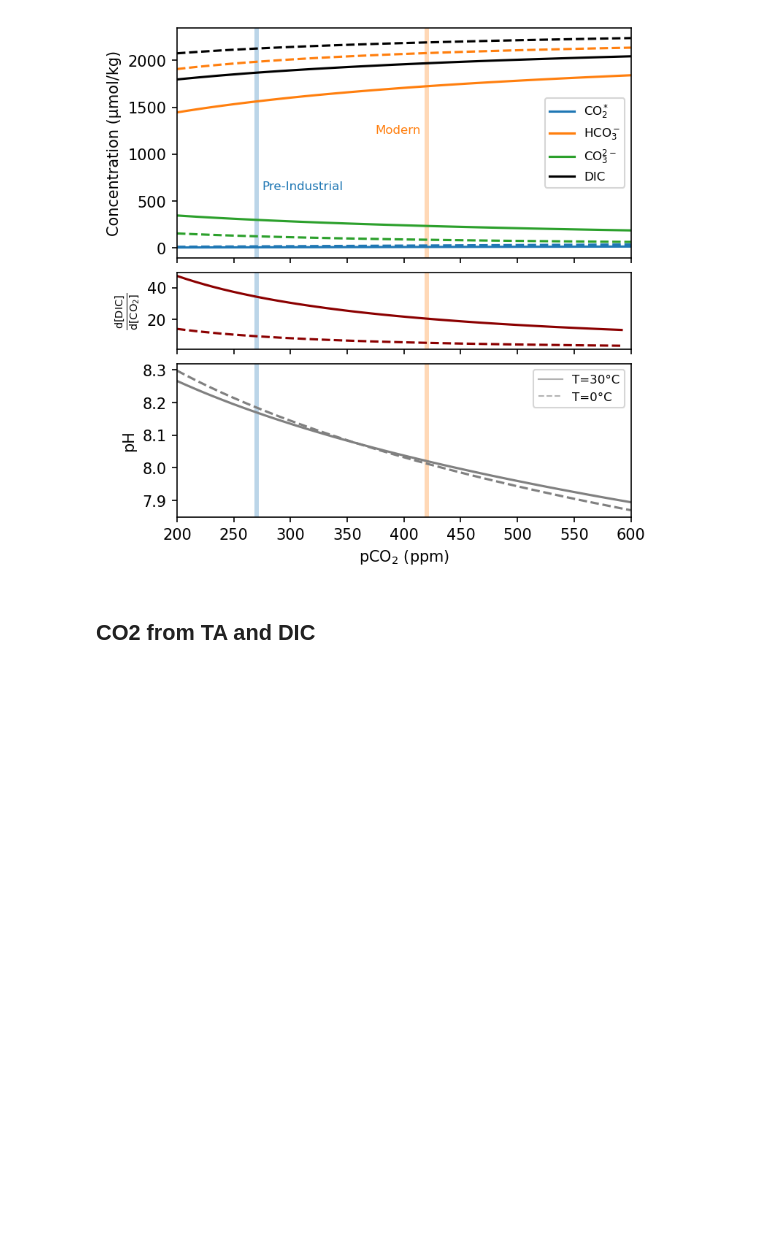
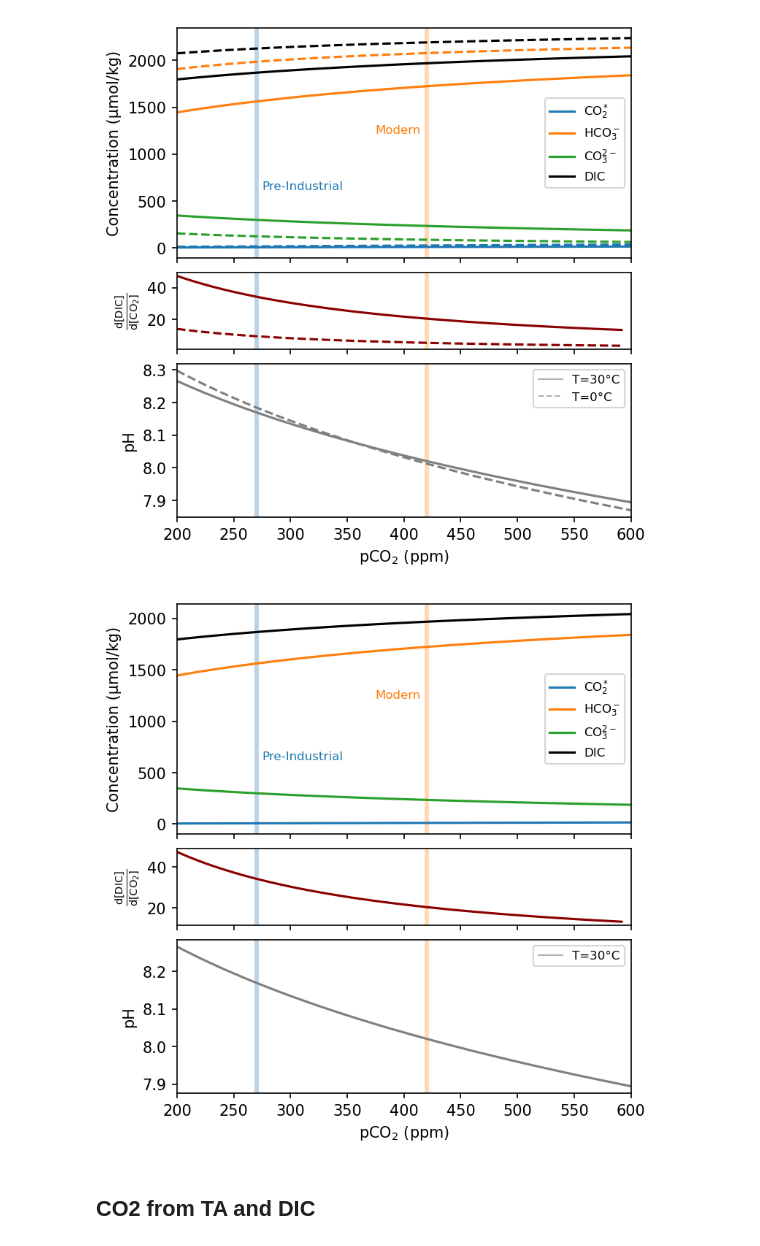
Before and after one commit to johnryantaylor/JRT_QES_Notes, a Jupyter notebook: book/06_oceancarbon/carbon_figs.ipynb, the cells around one changed output. Cells and saved outputs as stored; diff of their text form; code cells hidden in the pictures; blank space fills up the shorter version.

```diff
--- a/book/06_oceancarbon/carbon_figs.ipynb
+++ b/book/06_oceancarbon/carbon_figs.ipynb
@@ -222,6 +222,63 @@ axs[1].set_xlabel('$pCO_2$ (ppm)')
 fig.savefig('figures/carbon-pCO2-DIC.png')
 # %% [output]
 [figure]
+# %%
+fig = plt.figure(figsize=(5, 5), constrained_layout=True)
+
+gs = GridSpec(6,1,fig)
+
+ax0 = fig.add_subplot(gs[0:3,0])
+ax2 = fig.add_subplot(gs[3,0])
+ax1 = fig.add_subplot(gs[4:,0])
+
+axs = [ax0, ax1, ax2]
+
+for ax in [ax0, ax2]:
+    ax.set_xticklabels([])
+
+pCO2 = np.linspace(200, 600)
+
+for T, ls in zip([30], ['-']):
+    swC = cb.Csys(pCO2=pCO2, TA=2300, T_in=T)
+
+    ax = ax0
+    ax.plot(swC.pCO2, swC.CO2, color='C0', ls=ls)
+    ax.plot(swC.pCO2, swC.HCO3, color='C1', ls=ls)
+    ax.plot(swC.pCO2, swC.CO3, color='C2', ls=ls)
+    ax.plot(swC.pCO2, swC.DIC, color='k', ls=ls)
+
+    axs[1].plot(swC.pCO2, swC.pHtot, color='grey', ls=ls)
+
+    axs[2].plot(swC.pCO2[:-1], np.diff(swC.DIC)/np.diff(swC.CO2), color='darkred', ls=ls)
+    # axs[2].plot(swC.pCO2, swC.DIC / swC.CO2, color='darkred', ls=ls)
+
+ax0.plot([], [], label='$CO_2^*$')
+ax0.plot([], [], label='$HCO_3^-$')
+ax0.plot([], [], label='$CO_3^{2-}$')
+ax0.plot([], [], color='k', label='DIC')
+ax1.plot([],[],label='T=30°C',color=(0,0,0,0.3), lw=1, ls='-')
+# ax1.plot([],[],label='T=0°C',color=(0,0,0,0.3), lw=1, ls='--')
+
+ax0.legend(fontsize=8)
+ax1.legend(fontsize=8)
+
+for ax in axs:
+    ax.set_xlim(pCO2.min(), pCO2.max())
+
+    ax.axvspan(418,422, lw=0, alpha=0.3, color='C1')
+    ax.axvspan(268,272, lw=0, alpha=0.3, color='C0')
+
+ax0.text(415, 1200, 'Modern', ha='right', va='bottom', fontsize=8, color='C1')
+ax0.text(275, 600, 'Pre-Industrial', ha='left', va='bottom', fontsize=8, color='C0')
+
+ax0.set_ylabel('Concentration (μmol/kg)')
+ax1.set_ylabel('pH')
+ax2.set_ylabel(r'$\frac{d [DIC]}{d [CO_2]}$')
+axs[1].set_xlabel('$pCO_2$ (ppm)')
+
+fig.savefig('figures/carbon-pCO2-DIC-30.png')
+# %% [output]
+[figure, added]
 # %% [markdown]
 ## CO2 from TA and DIC
 # %%
```
Also changed, not shown: 5 other files.
